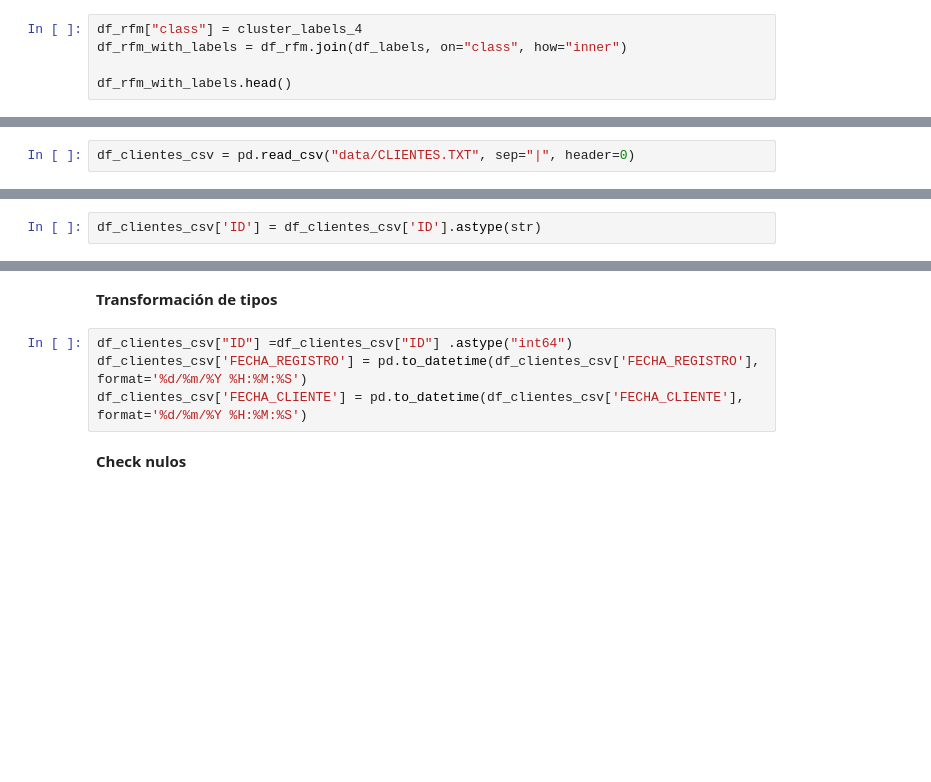
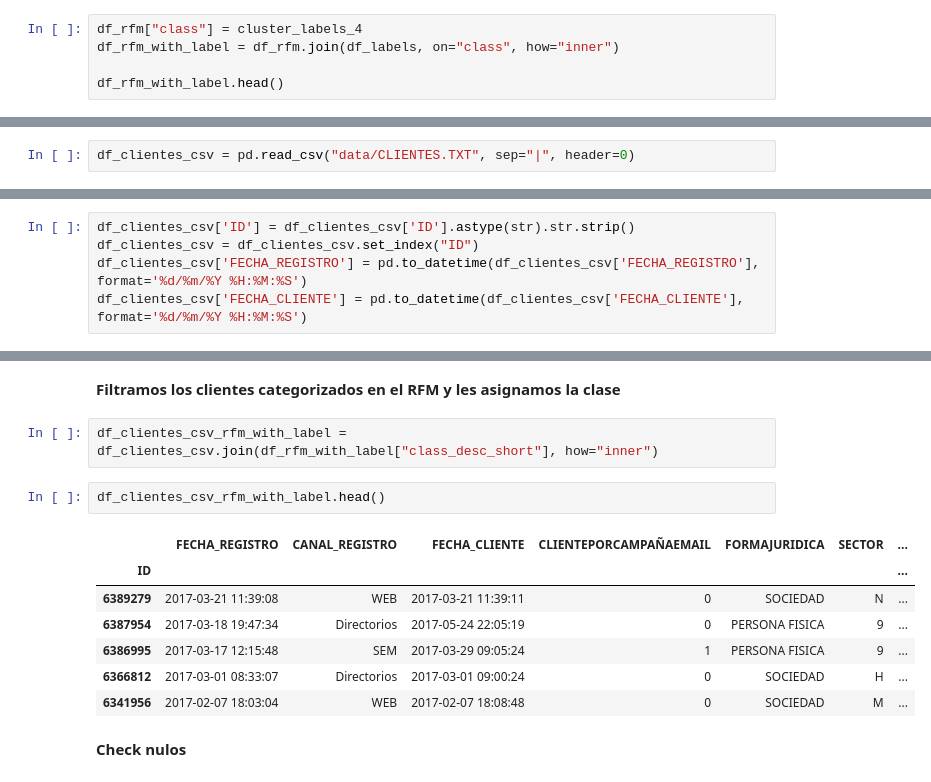
Before and after one commit to cperezh/segmentacion_clientes, a Jupyter notebook: M4 Desarrollo.ipynb, the cells around one changed output, grey strips where cells are left out. Drawn from its saved outputs; the diff is of its cells as text; blank space fills up the shorter version.

```diff
--- a/M4 Desarrollo.ipynb
+++ b/M4 Desarrollo.ipynb
@@ -682,6 +720,6 @@ df_labels.loc[3] = ("clientes premium","CPREM")
 Añadimos las etiquetas a los clientes segmentados y lo mezclamos con el df de descripción de etiquetas
 # %%
 df_rfm["class"] = cluster_labels_4
-df_rfm_with_labels = df_rfm.join(df_labels, on="class", how="inner")
+df_rfm_with_label = df_rfm.join(df_labels, on="class", how="inner")
 
-df_rfm_with_labels.head()
+df_rfm_with_label.head()
@@ -703,4 +751,7 @@ Transformación de tipos
 # %%
-df_clientes_csv['ID'] = df_clientes_csv['ID'].astype(str)
+df_clientes_csv['ID'] = df_clientes_csv['ID'].astype(str).str.strip()
+df_clientes_csv = df_clientes_csv.set_index("ID")
+df_clientes_csv['FECHA_REGISTRO'] = pd.to_datetime(df_clientes_csv['FECHA_REGISTRO'], format='%d/%m/%Y %H:%M:%S')
+df_clientes_csv['FECHA_CLIENTE'] = pd.to_datetime(df_clientes_csv['FECHA_CLIENTE'], format='%d/%m/%Y %H:%M:%S')
 # %%
 df_clientes_csv.info()
@@ -709,9 +786,17 @@ df_clientes_csv.head()
-# %% [markdown]
-**Transformación de tipos**
-# %%
-df_clientes_csv["ID"] =df_clientes_csv["ID"] .astype("int64")
-df_clientes_csv['FECHA_REGISTRO'] = pd.to_datetime(df_clientes_csv['FECHA_REGISTRO'], format='%d/%m/%Y %H:%M:%S')
-df_clientes_csv['FECHA_CLIENTE'] = pd.to_datetime(df_clientes_csv['FECHA_CLIENTE'], format='%d/%m/%Y %H:%M:%S')
+# %% [markdown]
+**Filtramos los clientes categorizados en el RFM y les asignamos la clase**
+# %%
+df_clientes_csv_rfm_with_label = df_clientes_csv.join(df_rfm_with_label["class_desc_short"], how="inner")
+# %%
+df_clientes_csv_rfm_with_label.head()
+# %% [output]
+|  | FECHA_REGISTRO | CANAL_REGISTRO | FECHA_CLIENTE | CLIENTEPORCAMPAÑAEMAIL | FORMAJURIDICA | SECTOR | ... |
+| ID |  |  |  |  |  |  | ... |
+| 6389279 | 2017-03-21 11:39:08 | WEB | 2017-03-21 11:39:11 | 0 | SOCIEDAD | N | ... |
+| 6387954 | 2017-03-18 19:47:34 | Directorios | 2017-05-24 22:05:19 | 0 | PERSONA FISICA | 9 | ... |
+| 6386995 | 2017-03-17 12:15:48 | SEM | 2017-03-29 09:05:24 | 1 | PERSONA FISICA | 9 | ... |
+| 6366812 | 2017-03-01 08:33:07 | Directorios | 2017-03-01 09:00:24 | 0 | SOCIEDAD | H | ... |
+| 6341956 | 2017-02-07 18:03:04 | WEB | 2017-02-07 18:08:48 | 0 | SOCIEDAD | M | ... |
 # %% [markdown]
 **Check nulos**
 # %%
```
Also changed, not shown: parts of 77 cells of this notebook.
